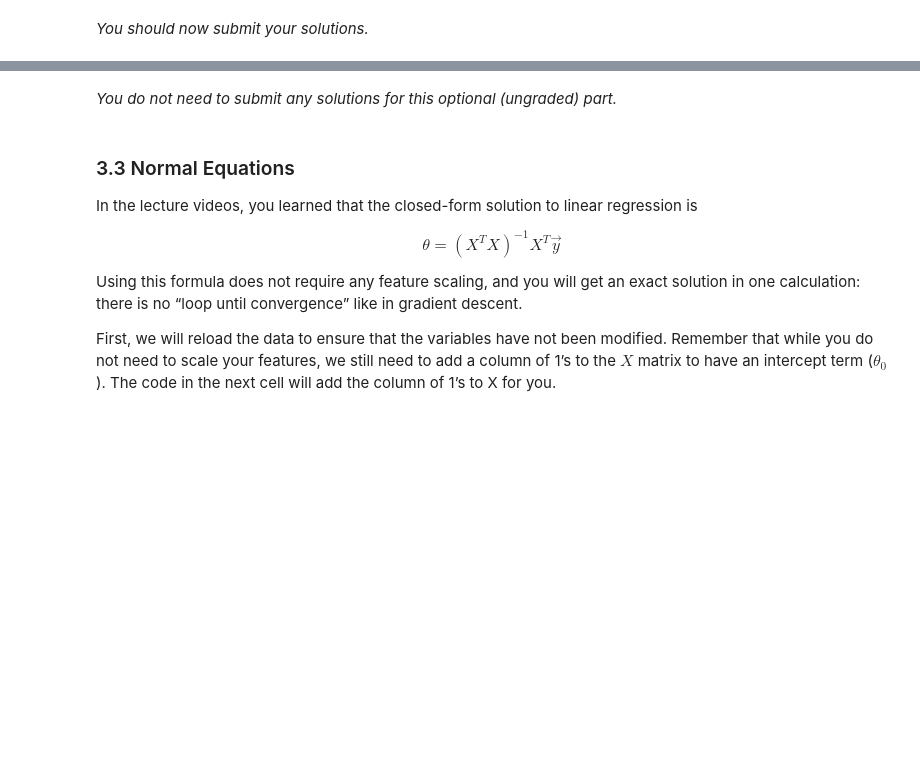
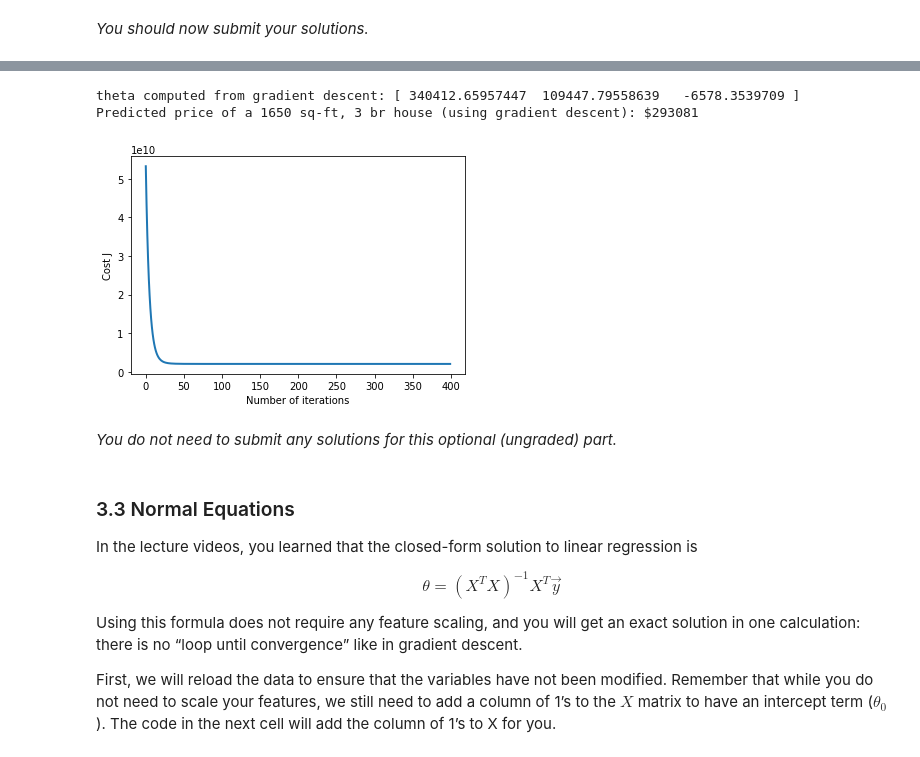
Before and after one commit to AashrayAnand/ml-coursera-python-assignments, a Jupyter notebook: Exercise1/exercise1.ipynb, the cells around one changed output, grey strips where cells are left out. Saved outputs shown, nothing was run; the diff lists cells and outputs as text; code cells hidden in the pictures; blank space fills up the shorter version.

```diff
--- a/Exercise1/exercise1.ipynb
+++ b/Exercise1/exercise1.ipynb
@@ -393,8 +424,10 @@ def gradientDescent(X, y, theta, alpha, num_iters):
 
     for i in range(num_iters):
         # ==================== YOUR CODE HERE =================================
-
-
+        expected = X.dot(theta)
+        errors = expected - y # expected values for each training point - actual value
+        gradient = errors.dot(X) / m # n+1 vector  of errors for each training example * ith feature
+        theta = theta - alpha*gradient
         # =====================================================================
 
         # save the cost J in every iteration
@@ -577,7 +649,12 @@ def  featureNormalize(X):
     sigma = np.zeros(X.shape[1])
 
     # =========================== YOUR CODE HERE =====================
+    for i in range(len(X[0])):
+        mu[i] = np.mean(X[:, i])
+        sigma[i] = np.std(X[:, i])
 
+    X_norm -= mu
+    X_norm /= sigma
 
     # ================================================================
     return X_norm, mu, sigma
@@ -659,11 +754,11 @@ def computeCostMulti(X, y, theta):
     m = y.shape[0] # number of training examples
 
     # You need to return the following variable correctly
-    J = 0
+    J = 1 / (2 * m)
+    errors = X.dot(theta)-y
+    J *= np.square(errors).sum()
 
     # ======================= YOUR CODE HERE ===========================
-
-
     # ==================================================================
     return J
 # %% [markdown]
@@ -721,8 +831,9 @@ def gradientDescentMulti(X, y, theta, alpha, num_iters):
 
     for i in range(num_iters):
         # ======================= YOUR CODE HERE ==========================
-
-
+        errors = X.dot(theta) - y
+        gradient = errors.dot(X) / m
+        theta = theta - alpha*gradient
         # =================================================================
 
         # save the cost J in every iteration
@@ -781,35 +907,40 @@ Finally, you should complete the code at the end to predict the price
 of a 1650 sq-ft, 3 br house.
 
 Hint
 ----
 At prediction, make sure you do the same feature normalization.
 """
 # Choose some alpha value - change this
 alpha = 0.1
 num_iters = 400
 
 # init theta and run gradient descent
 theta = np.zeros(3)
 theta, J_history = gradientDescentMulti(X, y, theta, alpha, num_iters)
 
 # Plot the convergence graph
 pyplot.plot(np.arange(len(J_history)), J_history, lw=2)
 pyplot.xlabel('Number of iterations')
 pyplot.ylabel('Cost J')
 
 # Display the gradient descent's result
 print('theta computed from gradient descent: {:s}'.format(str(theta)))
 
 # Estimate the price of a 1650 sq-ft, 3 br house
 # ======================= YOUR CODE HERE ===========================
 # Recall that the first column of X is all-ones.
 # Thus, it does not need to be normalized.
-
-price = 0   # You should change this
+X_values = [1,1650,3]
+X_values[1:3] = (X_values[1:3] - mu)/ sigma
+price = np.dot(X_values, theta)  # You should change this
 
 # ===================================================================
 
 print('Predicted price of a 1650 sq-ft, 3 br house (using gradient descent): ${:.0f}'.format(price))
+# %% [output]
+theta computed from gradient descent: [ 340412.65957447  109447.79558639   -6578.3539709 ]
+Predicted price of a 1650 sq-ft, 3 br house (using gradient descent): $293081
+[figure, added]
 # %% [markdown]
 *You do not need to submit any solutions for this optional (ungraded) part.*
 # %% [markdown]
```
Also changed, not shown: parts of 19 cells of this notebook.
